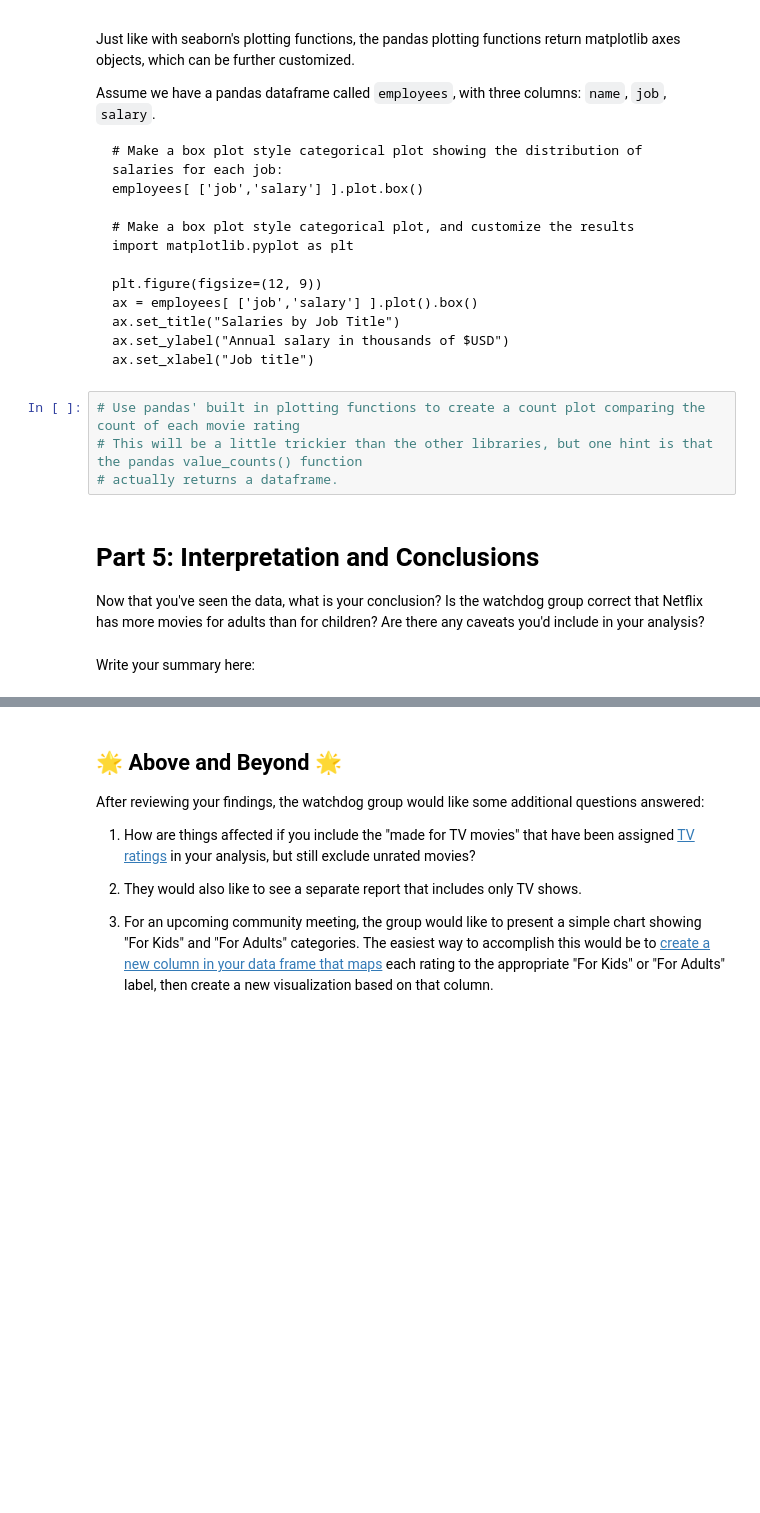
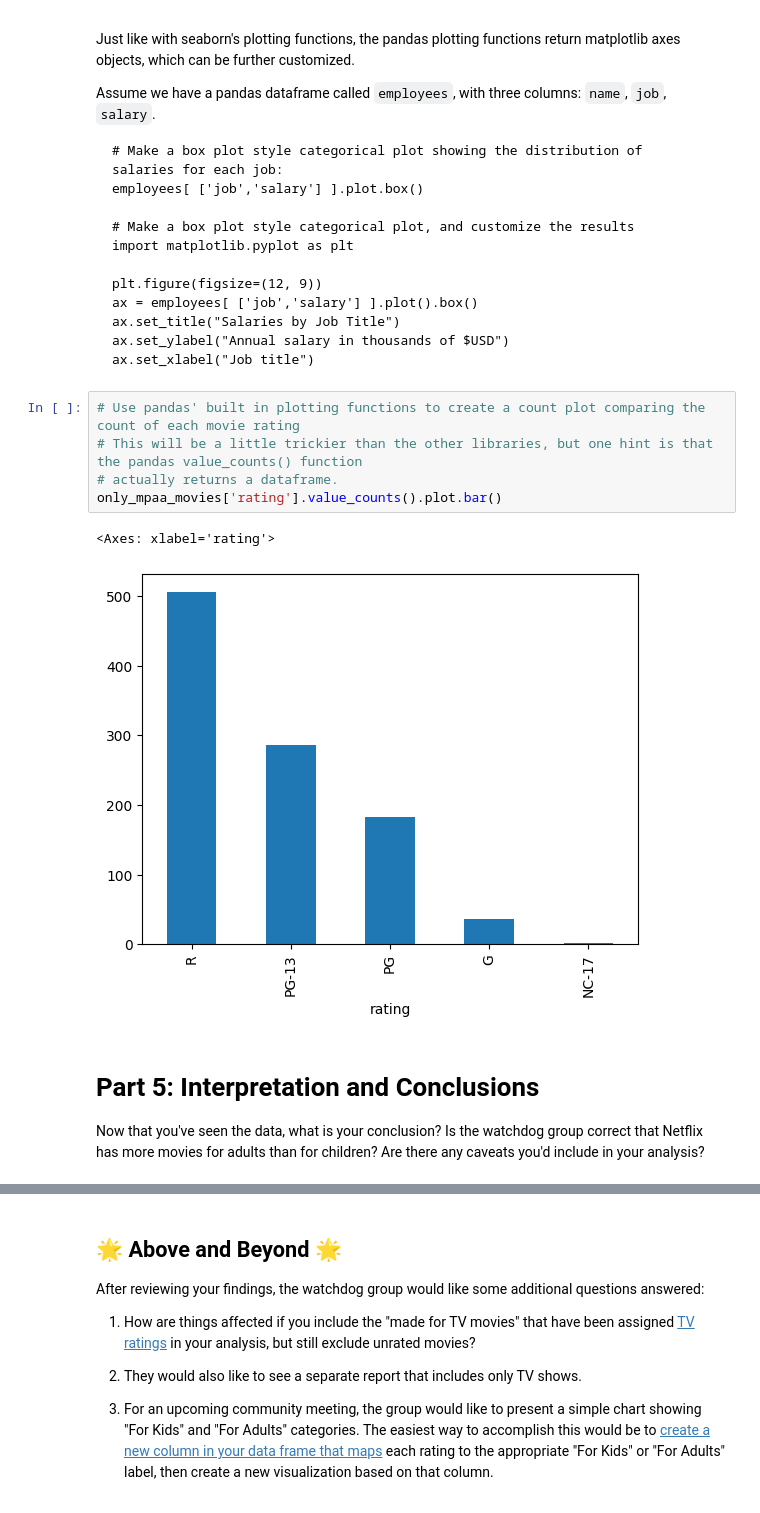
Before and after one commit to amitaifinny/amitaifinny.github.io, a Jupyter notebook: notebooks/Exploration_01.ipynb, the cells around one changed output, grey strips where cells are left out. Drawn from its saved outputs; the diff is of its cells as text; blank space fills up the shorter version.

```diff
--- a/notebooks/Exploration_01.ipynb
+++ b/notebooks/Exploration_01.ipynb
@@ -241,12 +271,14 @@ Assume we have a pandas dataframe called `employees`, with three columns: `name`
 # %%
 # Use pandas' built in plotting functions to create a count plot comparing the count of each movie rating
 # This will be a little trickier than the other libraries, but one hint is that the pandas value_counts() function
 # actually returns a dataframe.
+only_mpaa_movies['rating'].value_counts().plot.bar()
+# %% [output]
+<Axes: xlabel='rating'>
+[figure, added]
 # %% [markdown]
 # Part 5: Interpretation and Conclusions
 
 Now that you've seen the data, what is your conclusion? Is the watchdog group
 correct that Netflix has more movies for adults than for children? Are there any
 caveats you'd include in your analysis?
-# %% [markdown]
-Write your summary here:
```
Also changed, not shown: parts of 6 cells of this notebook.
